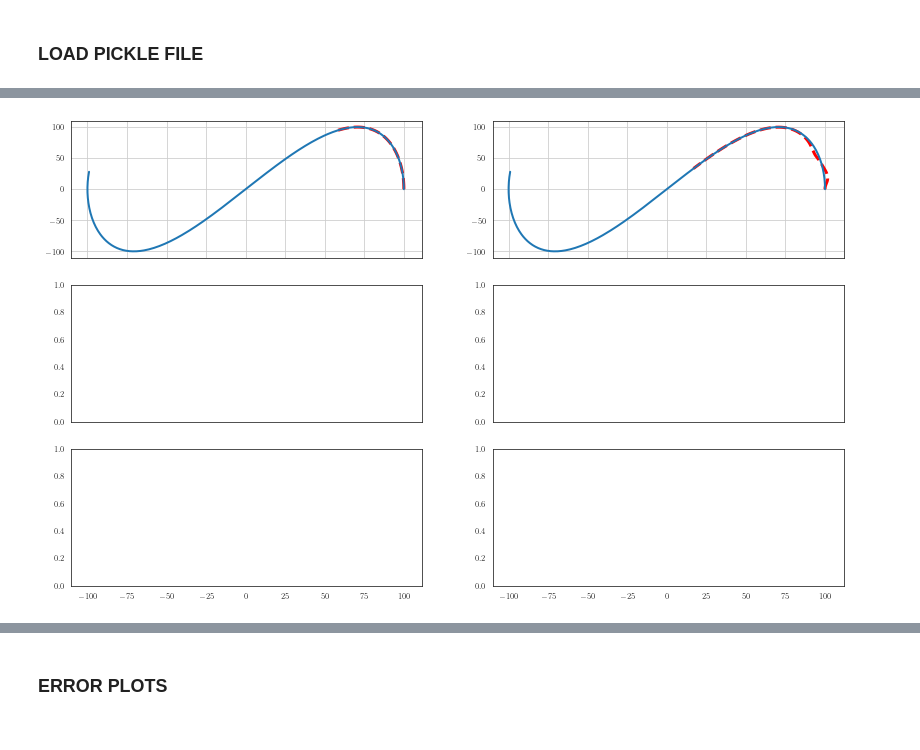
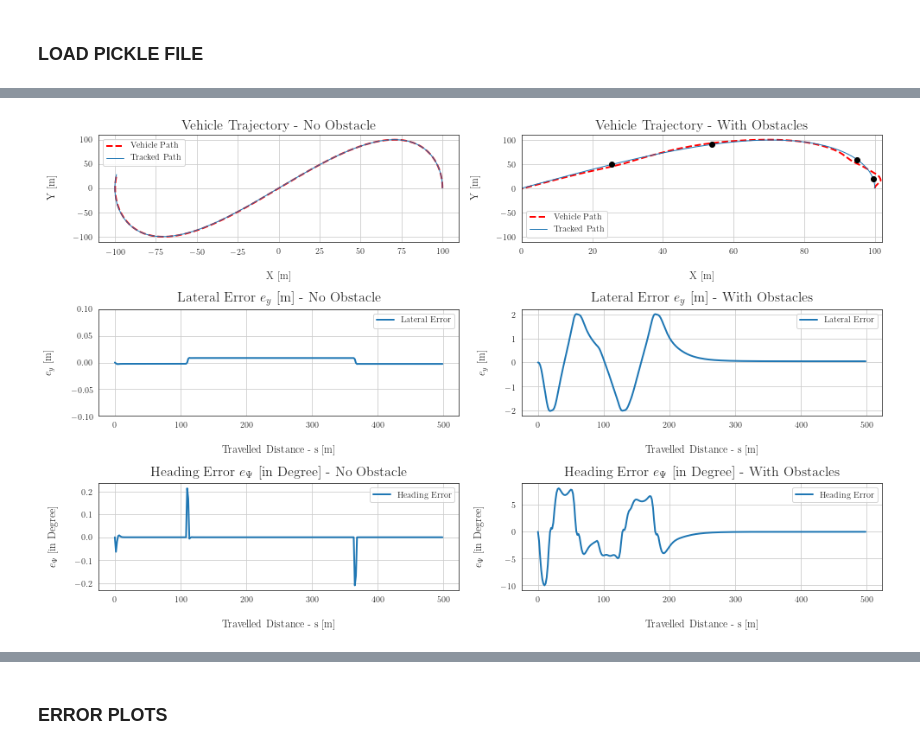
Before and after one commit to boyali/application_of_successive_convexification, a Jupyter notebook: Analyze/a02_analyze_mpc_cp_comparision.ipynb, the cells around one changed output, grey strips where cells are left out. Saved outputs shown, nothing was run; the diff lists cells and outputs as text; code cells hidden in the pictures.

```diff
--- a/Analyze/a02_analyze_mpc_cp_comparision.ipynb
+++ b/Analyze/a02_analyze_mpc_cp_comparision.ipynb
@@ -25,13 +25,15 @@ nice_fonts = {
         # Use LaTeX to write all text
         "text.usetex": True,
         "font.family": "serif",
+
         # Use 10pt font in plots, to match 10pt font in document
-        "axes.labelsize": 10,
-        "font.size": 10,
+        "axes.labelsize": 12,
+        "font.size": 12,
+
         # Make the legend/label fonts a little smaller
-        "legend.fontsize": 8,
-        "xtick.labelsize": 8,
-        "ytick.labelsize": 8,
+        "legend.fontsize": 12,
+        "xtick.labelsize": 12,
+        "ytick.labelsize": 12,
 }
 # %%
 pct_formatter = StrMethodFormatter('{x:.1f}')
@@ -44,7 +46,7 @@ sns.set_style("white")
 
 plt.rc('figure', figsize=(12, 8))
 
-LABELSIZE = 14
+LABELSIZE = 16
 plt.rc('axes', labelsize=LABELSIZE)
 plt.rc('axes', titlesize=LABELSIZE)
 plt.rc('figure', titlesize=LABELSIZE)
@@ -57,11 +59,11 @@ plt.rcParams["axes.formatter.useoffset"] = False
 
 # use LaTeX fonts in the plot
 plt.rc('text', usetex=True)
-# plt.rc('font', family='serif')
+plt.rc('font', family='serif')
 # plt.rc('font',**{'family':'sans-serif','sans-serif':['Palatino']})
 # plt.rcParams.keys()
 
-
+plt.rcParams['text.latex.preamble'] = r'\usepackage{amsmath}'
 plt.rcParams.update(nice_fonts)
 # %%
 def set_size(width, fraction=1):
@@ -177,20 +179,80 @@ for i in range(obs_loc.shape[0]):
 # %%
 width = 1000
-fig,axes = plt.subplots(nrows=3, ncols=2, sharex='all', figsize=set_size(width, fraction=1))
+fig,axes = plt.subplots(nrows=3, ncols=2,  figsize=set_size(width, fraction=1))
 
 states_noobs = state_history_noobs
 states_obs = state_history_obs
 
 ## Trajectory
-axes[0, 0].plot(states_noobs[0, :], states_noobs[1, :], '--r', linewidth=3,  label='Vehicle Path')
-axes[0, 0].plot(rpath[:1000, 1], rpath[:1000, 2], linewidth=2, label='Tracked Path')
+axes[0, 0].plot(states_noobs[0, :], states_noobs[1, :], '--r', linewidth=2,  label='Vehicle Path')
+axes[0, 0].plot(rpath[:1000, 1], rpath[:1000, 2], linewidth=1, label='Tracked Path')
 axes[0, 0].grid()
+axes[0, 0].set_title('Vehicle Trajectory - No Obstacle')
+axes[0, 0].set_xlabel('X [m]')
+axes[0, 0].set_ylabel('Y [m]')
+axes[0, 0].legend()
 
-axes[0, 1].plot(state_history_obs[0, :], state_history_obs[1, :], '--r', linewidth=3,   label='Vehicle Path')
-axes[0, 1].plot(rpath[:1000, 1], rpath[:1000, 2], linewidth=2, label='Tracked Path')
+axes[0, 1].plot(state_history_obs[0, :], state_history_obs[1, :], '--r', linewidth=2,   label='Vehicle Path')
+axes[0, 1].plot(rpath[:1000, 1], rpath[:1000, 2], linewidth=1, label='Tracked Path')
+axes[0, 1].set_xlim([0, 102])
+
+for i in range(obs_loc.shape[0]):
+    axes[0, 1].plot(obs_loc[i, 0], obs_loc[i, 1], 'k', marker='o')
+
 axes[0, 1].grid()
+axes[0, 1].set_title('Vehicle Trajectory - With Obstacles')
+axes[0, 1].set_xlabel('X [m]')
+axes[0, 1].set_ylabel('Y [m]')
+axes[0, 1].legend()
+
+## ERRORS ey
+## Trajectory
+axes[1, 0].plot(states_noobs[3, :], states_noobs[4, :], linewidth=2,  label='Lateral Error')
+axes[1, 0].set_ylim([-0.1, 0.1])
+axes[1, 0].grid()
+
+axes[1, 0].set_title(r'Lateral Error $e_y$ [m] - No Obstacle')
+axes[1, 0].set_xlabel('Travelled Distance - s [m]')
+axes[1, 0].set_ylabel(r'$e_y$ [m]')
+axes[1, 0].legend()
+
+axes[1, 1].plot(state_history_obs[3, :], state_history_obs[4, :], linewidth=2,   label='Lateral Error')
+axes[1, 1].grid()
+
+axes[1, 1].set_title(r'Lateral Error $e_y$ [m] - With Obstacles')
+axes[1, 1].set_xlabel('Travelled Distance - s [m]')
+axes[1, 1].set_ylabel(r'$e_y$ [m]')
+axes[1, 1].legend()
+
+
+## ERRORS epsi
+## Trajectory
+axes[2, 0].plot(states_noobs[3, :], np.rad2deg(states_noobs[5, :]), linewidth=2,  label='Heading Error')
+# axes[1, 0].set_ylim([-0.1, 0.1])
+axes[2, 0].grid()
+
+axes[2, 0].set_title(r'Heading Error $e_\Psi$ [in Degree] - No Obstacle')
+axes[2, 0].set_xlabel('Travelled Distance - s [m]')
+axes[2, 0].set_ylabel(r'$e_\Psi$ [in Degree]')
+axes[2, 0].legend()
+
+axes[2, 1].plot(state_history_obs[3, :], np.rad2deg(state_history_obs[5, :]),  linewidth=2,   label='Heading Error')
+axes[2, 1].grid()
+
+axes[2, 1].set_title(r'Heading Error $e_\Psi$ [in Degree] - With Obstacles')
+axes[2, 1].set_xlabel('Travelled Distance - s [m]')
+axes[2, 1].set_ylabel(r'$e_\Psi$ [in Degree]')
+axes[2, 1].legend()
+
+plt.tight_layout()
+
+
+# Save and remove excess whitespace
+fig_path = '../Figures/'
+fig_name = 'mpc_comparision.pdf'
+plt.savefig(fig_path+fig_name, format='pdf', bbox_inches='tight')
 # %% [output]
-[figure, old version]
+[figure, new version]
 # %%
 width = 800
 fig,ax = plt.subplots(figsize=set_size(width, fraction=1))
```
Also changed, not shown: parts of 11 cells of this notebook, 10 other files.
